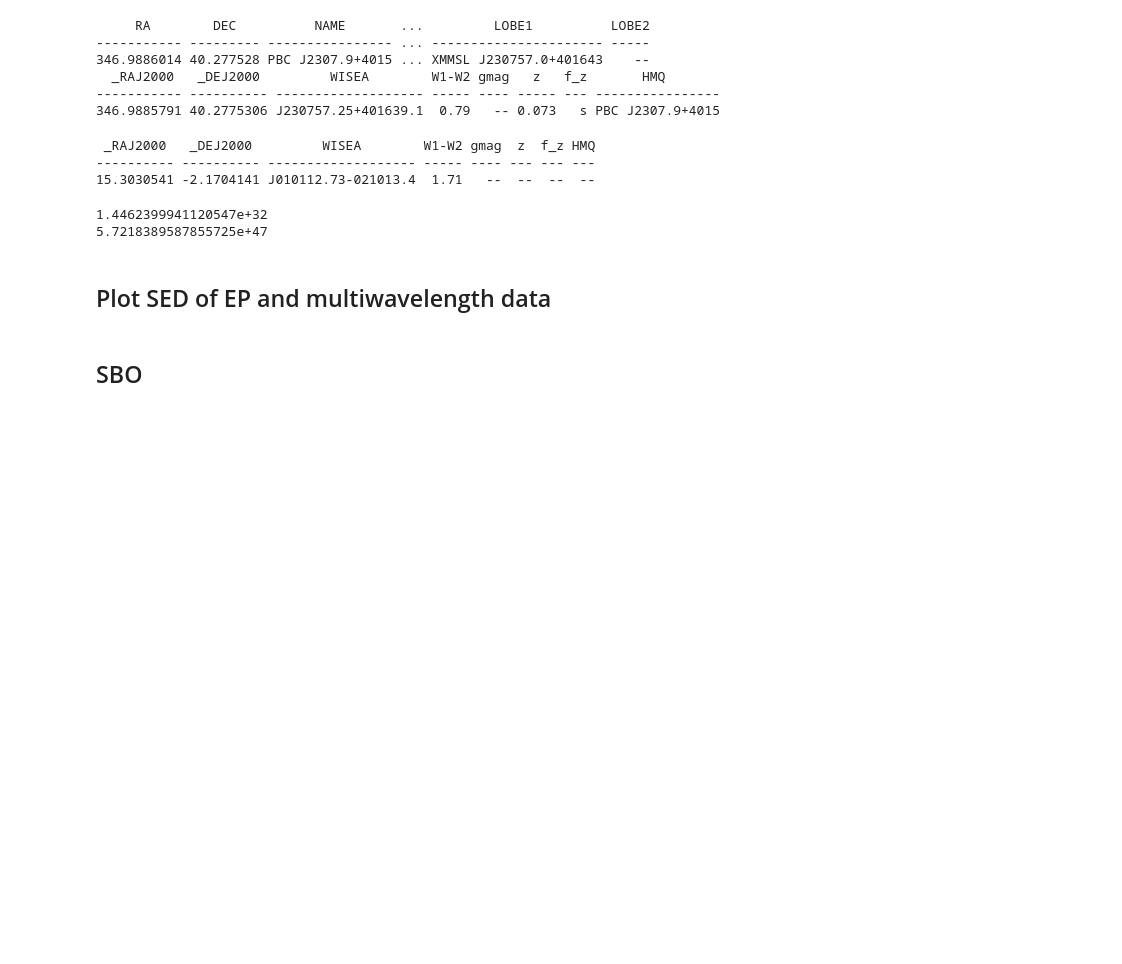
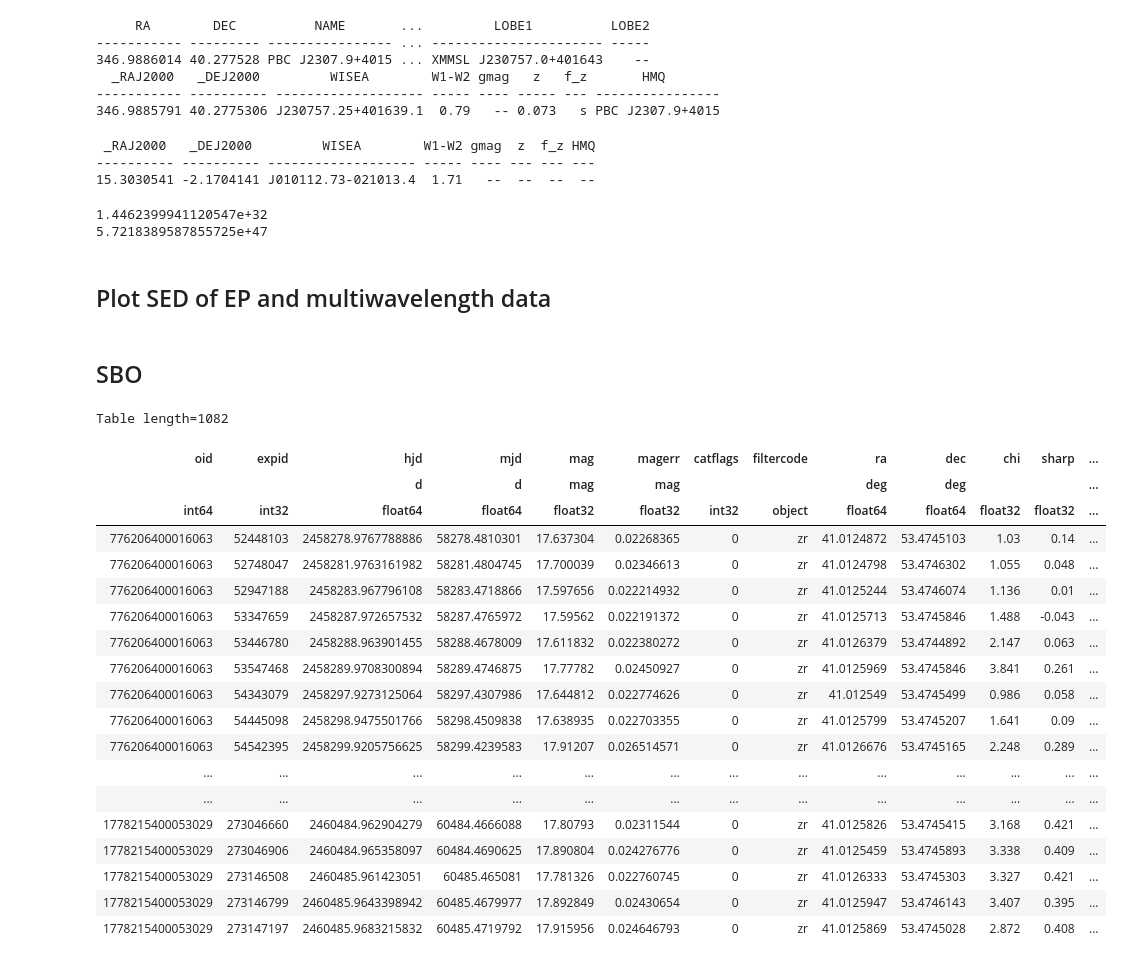
Before and after one commit to LAujust/EPTools, a Jupyter notebook: Examples.ipynb, the cells around one changed output. Cells and saved outputs as stored; diff of their text form; code cells hidden in the pictures; blank space fills up the shorter version.

```diff
--- a/Examples.ipynb
+++ b/Examples.ipynb
@@ -136,3 +136,29 @@ print(flx2lum(f,d))
 ## Plot SED of EP and multiwavelength data
 # %% [markdown]
 ## SBO
+# %%
+ra, dec = 41.0129,	53.4745
+cros = EPTools.Crossmatch()
+data = cros.ztf_lc('%s %s'%(ra,dec),band='r',match_rad=1)
+data
+# %% [output]
+Table length=1082
+| oid | expid | hjd | mjd | mag | magerr | catflags | filtercode | ra | dec | chi | sharp | ... |
+|  |  | d | d | mag | mag |  |  | deg | deg |  |  | ... |
+| int64 | int32 | float64 | float64 | float32 | float32 | int32 | object | float64 | float64 | float32 | float32 | ... |
+| 776206400016063 | 52448103 | 2458278.9767788886 | 58278.4810301 | 17.637304 | 0.02268365 | 0 | zr | 41.0124872 | 53.4745103 | 1.03 | 0.14 | ... |
+| 776206400016063 | 52748047 | 2458281.9763161982 | 58281.4804745 | 17.700039 | 0.02346613 | 0 | zr | 41.0124798 | 53.4746302 | 1.055 | 0.048 | ... |
+| 776206400016063 | 52947188 | 2458283.967796108 | 58283.4718866 | 17.597656 | 0.022214932 | 0 | zr | 41.0125244 | 53.4746074 | 1.136 | 0.01 | ... |
+| 776206400016063 | 53347659 | 2458287.972657532 | 58287.4765972 | 17.59562 | 0.022191372 | 0 | zr | 41.0125713 | 53.4745846 | 1.488 | -0.043 | ... |
+| 776206400016063 | 53446780 | 2458288.963901455 | 58288.4678009 | 17.611832 | 0.022380272 | 0 | zr | 41.0126379 | 53.4744892 | 2.147 | 0.063 | ... |
+| 776206400016063 | 53547468 | 2458289.9708300894 | 58289.4746875 | 17.77782 | 0.02450927 | 0 | zr | 41.0125969 | 53.4745846 | 3.841 | 0.261 | ... |
+| 776206400016063 | 54343079 | 2458297.9273125064 | 58297.4307986 | 17.644812 | 0.022774626 | 0 | zr | 41.012549 | 53.4745499 | 0.986 | 0.058 | ... |
+| 776206400016063 | 54445098 | 2458298.9475501766 | 58298.4509838 | 17.638935 | 0.022703355 | 0 | zr | 41.0125799 | 53.4745207 | 1.641 | 0.09 | ... |
+| 776206400016063 | 54542395 | 2458299.9205756625 | 58299.4239583 | 17.91207 | 0.026514571 | 0 | zr | 41.0126676 | 53.4745165 | 2.248 | 0.289 | ... |
+| ... | ... | ... | ... | ... | ... | ... | ... | ... | ... | ... | ... | ... |
+| ... | ... | ... | ... | ... | ... | ... | ... | ... | ... | ... | ... | ... |
+| 1778215400053029 | 273046660 | 2460484.962904279 | 60484.4666088 | 17.80793 | 0.02311544 | 0 | zr | 41.0125826 | 53.4745415 | 3.168 | 0.421 | ... |
+| 1778215400053029 | 273046906 | 2460484.965358097 | 60484.4690625 | 17.890804 | 0.024276776 | 0 | zr | 41.0125459 | 53.4745893 | 3.338 | 0.409 | ... |
+| 1778215400053029 | 273146508 | 2460485.961423051 | 60485.465081 | 17.781326 | 0.022760745 | 0 | zr | 41.0126333 | 53.4745303 | 3.327 | 0.421 | ... |
+| 1778215400053029 | 273146799 | 2460485.9643398942 | 60485.4679977 | 17.892849 | 0.02430654 | 0 | zr | 41.0125947 | 53.4746143 | 3.407 | 0.395 | ... |
+| 1778215400053029 | 273147197 | 2460485.9683215832 | 60485.4719792 | 17.915956 | 0.024646793 | 0 | zr | 41.0125869 | 53.4745028 | 2.872 | 0.408 | ... |
```
Also changed, not shown: parts of 1 cell of this notebook, 1 other file.
